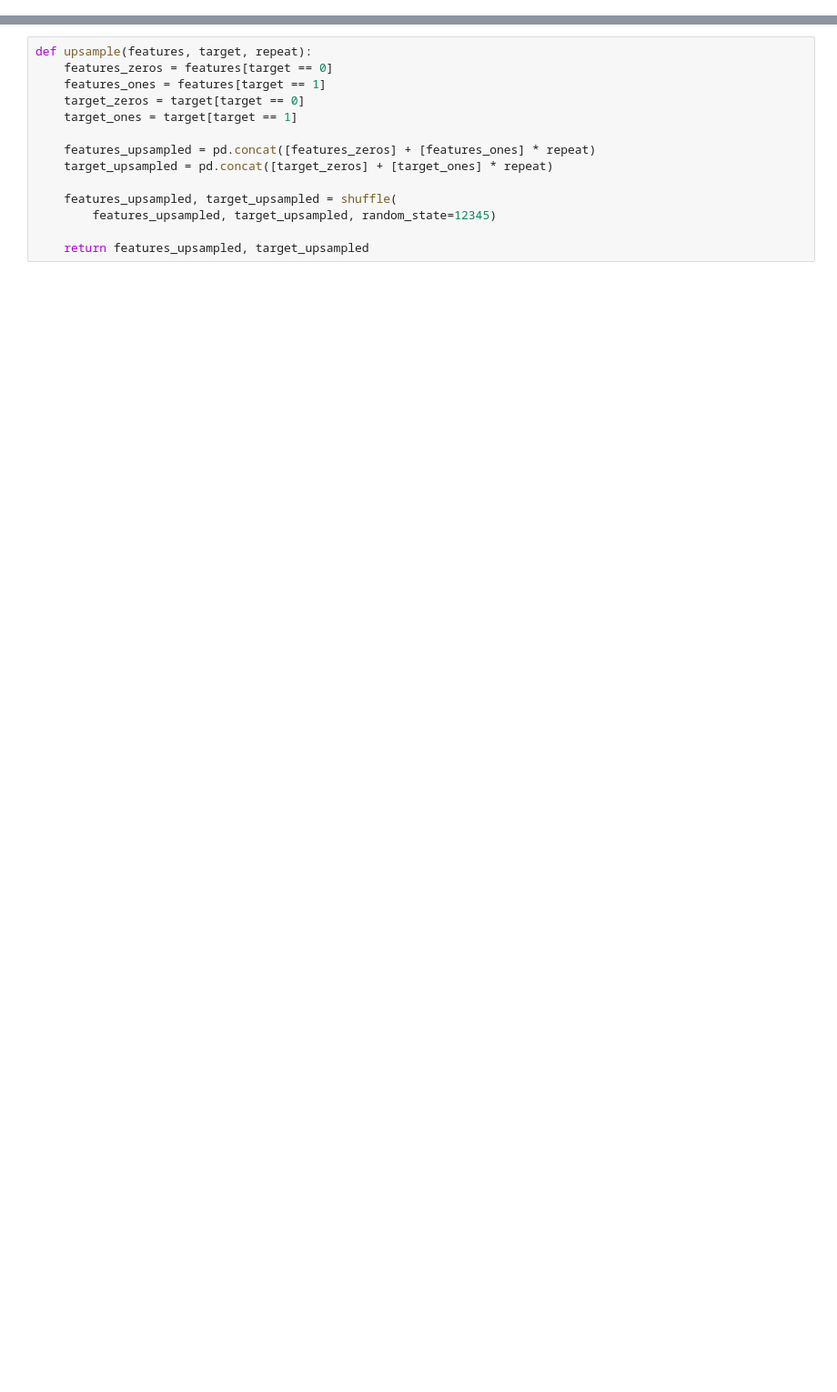
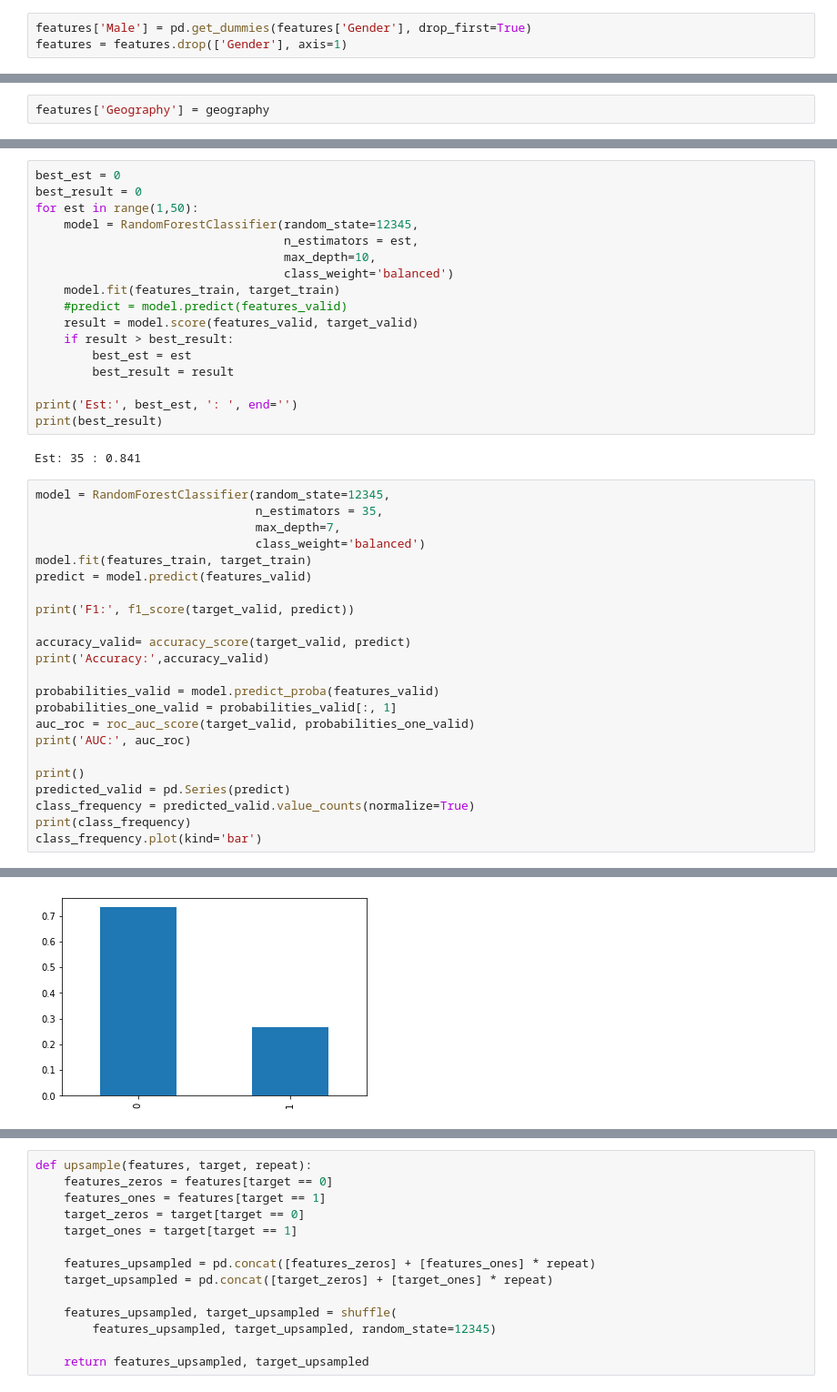
Before and after one commit to SamRozhkov/Yandex-DS, a Jupyter notebook: 17169c6f-2277-48c3-88cb-d3b18b956559 (1).ipynb, the cells around one changed output, grey strips where cells are left out. Shown at 91% size. Saved outputs shown, nothing was run; the diff lists cells and outputs as text; blank space fills up the shorter version.

```diff
--- a/17169c6f-2277-48c3-88cb-d3b18b956559 (1).ipynb
+++ b/17169c6f-2277-48c3-88cb-d3b18b956559 (1).ipynb
@@ -634,0 +148,3 @@ train['is_canceled'].hist()
+# %%
+features['Male'] = pd.get_dummies(features['Gender'], drop_first=True)
+features = features.drop(['Gender'], axis=1)
@@ -634,0 +157,2 @@ train['is_canceled'].hist()
+# %%
+features['Geography'] = geography
@@ -634,0 +280,43 @@ train['is_canceled'].hist()
+# %%
+best_est = 0
+best_result = 0
+for est in range(1,50):
+    model = RandomForestClassifier(random_state=12345,
+                                   n_estimators = est,
+                                   max_depth=10,
+                                   class_weight='balanced')
+    model.fit(features_train, target_train)
+    #predict = model.predict(features_valid)
+    result = model.score(features_valid, target_valid)
+    if result > best_result:
+        best_est = est
+        best_result = result
+
+print('Est:', best_est, ': ', end='')
+print(best_result)
+# %% [output]
+Est: 35 : 0.841
+# %%
+model = RandomForestClassifier(random_state=12345,
+                               n_estimators = 35,
+                               max_depth=7,
+                               class_weight='balanced')
+model.fit(features_train, target_train)
+predict = model.predict(features_valid)
+
+print('F1:', f1_score(target_valid, predict))
+
+accuracy_valid= accuracy_score(target_valid, predict)
+print('Accuracy:',accuracy_valid)
+
+probabilities_valid = model.predict_proba(features_valid)
+probabilities_one_valid = probabilities_valid[:, 1]
+auc_roc = roc_auc_score(target_valid, probabilities_one_valid)
+print('AUC:', auc_roc)
+
+print()
+predicted_valid = pd.Series(predict)
+class_frequency = predicted_valid.value_counts(normalize=True)
+print(class_frequency)
+class_frequency.plot(kind='bar')
+# %% [output]
@@ -634,0 +331 @@ train['is_canceled'].hist()
+[figure, added]
```
Also changed, not shown: parts of 206 cells of this notebook, 1 other file.
